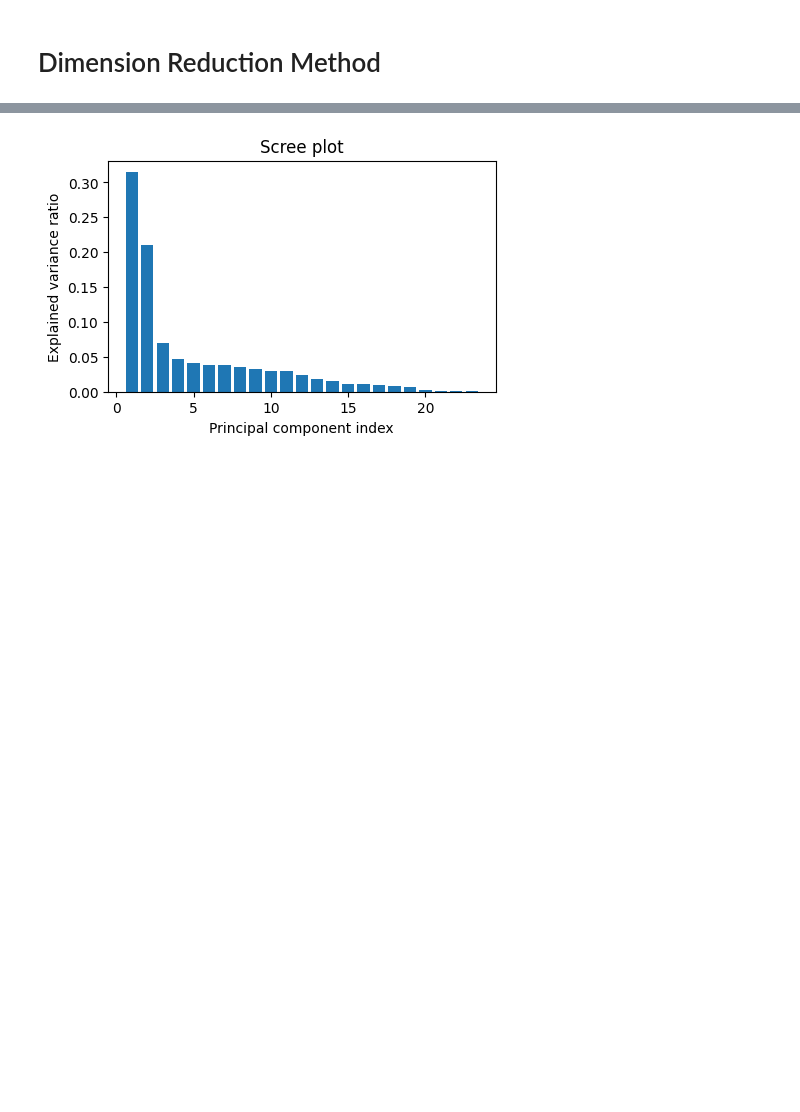
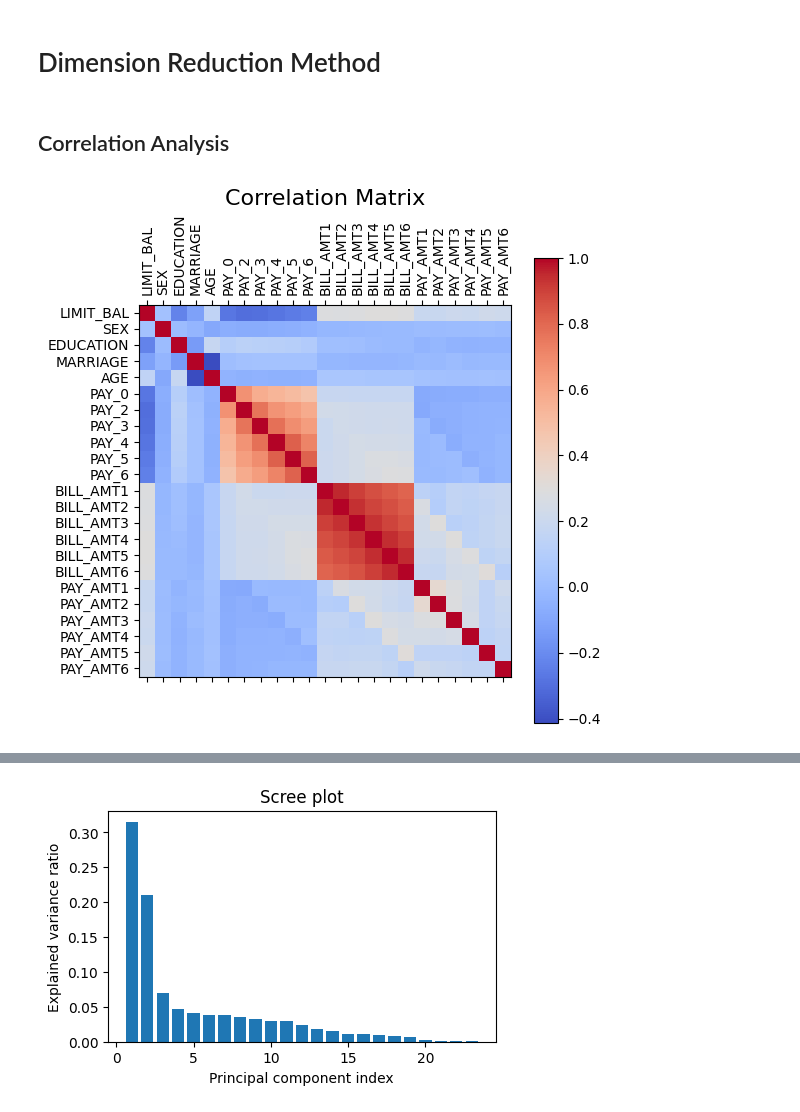
Before and after one commit to oneybb/EC4308_Credit_Default, a Jupyter notebook: PCA.ipynb, the cells around one changed output, grey strips where cells are left out. Saved outputs shown, nothing was run; the diff lists cells and outputs as text; code cells hidden in the pictures; blank space fills up the shorter version.

```diff
--- a/PCA.ipynb
+++ b/PCA.ipynb
@@ -20,3 +19,17 @@ X_test = pd.read_csv('data/X_test.csv')
 y_train = pd.read_csv('data/y_train.csv')
 y_val = pd.read_csv('data/y_val.csv')
 y_test = pd.read_csv('data/y_test.csv')
+# %% [markdown]
+## Correlation Analysis
+# %%
+# analyze correlation
+corr = X_train.corr()
+plt.figure(figsize=(6, 6))
+plt.matshow(corr, cmap='coolwarm', fignum=1)
+plt.colorbar()
+plt.xticks(range(len(corr.columns)), corr.columns, rotation=90)
+plt.yticks(range(len(corr.columns)), corr.columns)
+plt.title('Correlation Matrix', fontsize=16)
+plt.show()
+# %% [output]
+[figure, added]
```
Also changed, not shown: parts of 47 cells of this notebook.
